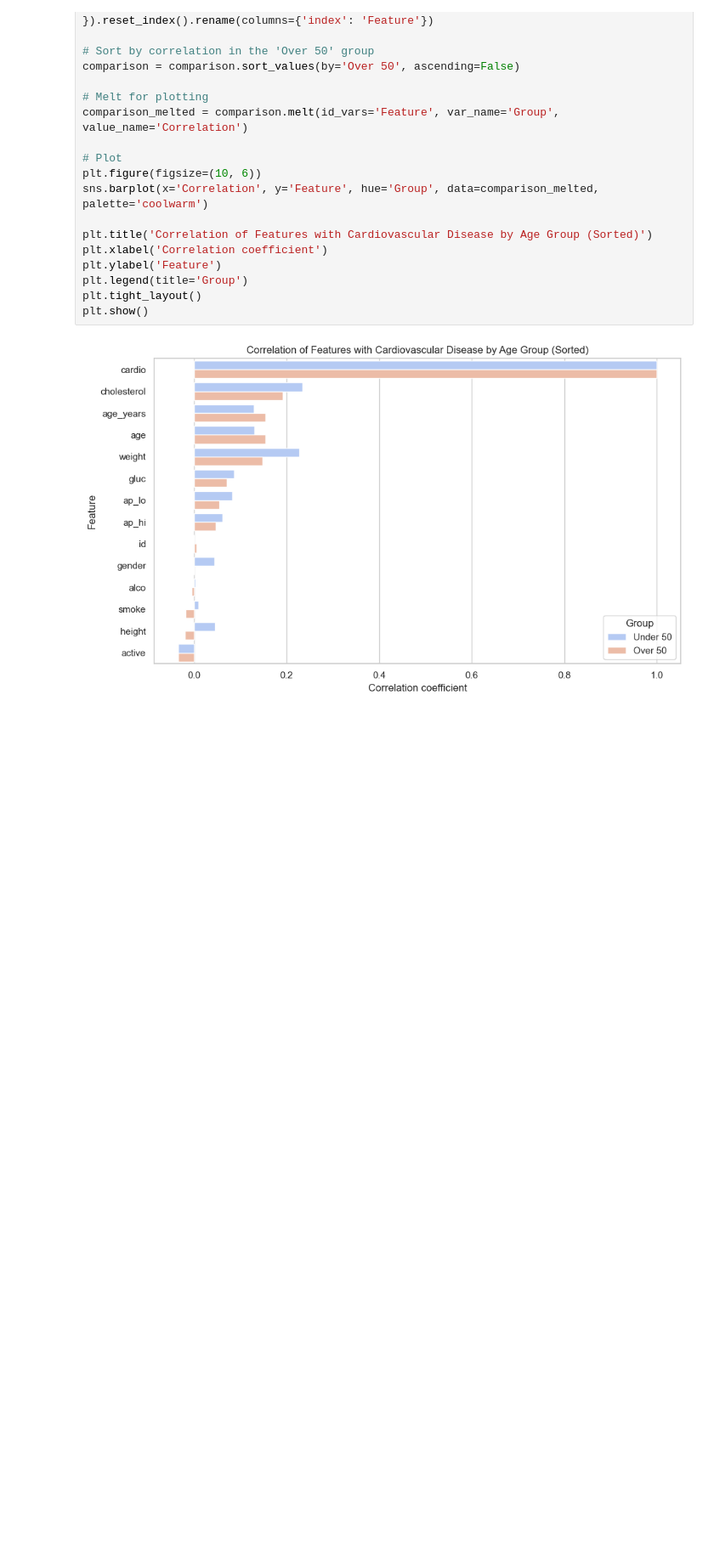
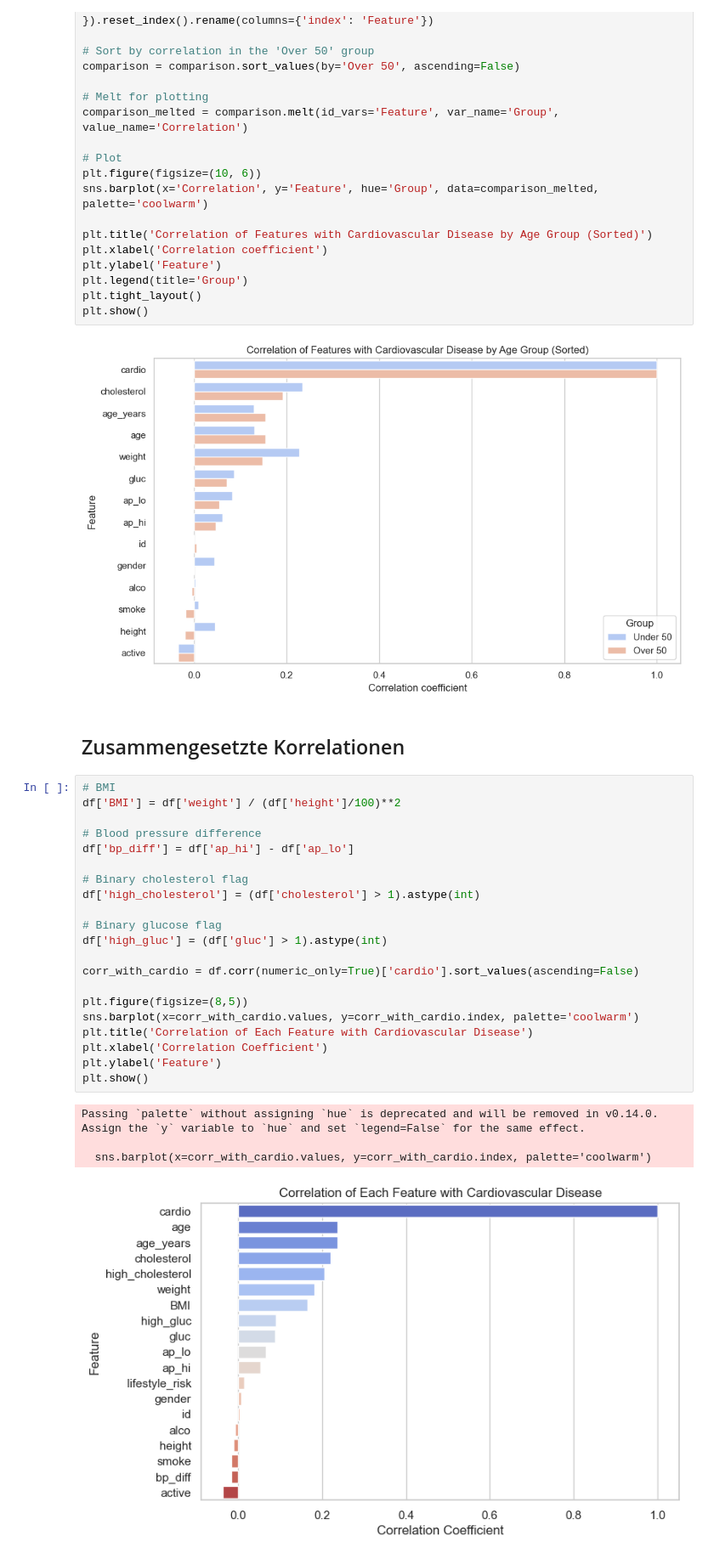
Before and after one commit to theMindDeveloper/Cardiovascular_Disease_Prediction_Data_Science, a Jupyter notebook: data/notebooks/EDA.ipynb, the cells around one changed output. Shown: that part at 85% size. Saved outputs shown, nothing was run; the diff lists cells and outputs as text; blank space fills up the shorter version.

```diff
--- a/data/notebooks/EDA.ipynb
+++ b/data/notebooks/EDA.ipynb
@@ -305,3 +305,31 @@ plt.tight_layout()
 plt.show()
 # %% [output]
 [figure]
+# %% [markdown]
+## Zusammengesetzte Korrelationen
+# %%
+# BMI
+df['BMI'] = df['weight'] / (df['height']/100)**2
+
+# Blood pressure difference
+df['bp_diff'] = df['ap_hi'] - df['ap_lo']
+
+# Binary cholesterol flag
+df['high_cholesterol'] = (df['cholesterol'] > 1).astype(int)
+
+# Binary glucose flag
+df['high_gluc'] = (df['gluc'] > 1).astype(int)
+
+corr_with_cardio = df.corr(numeric_only=True)['cardio'].sort_values(ascending=False)
+
+plt.figure(figsize=(8,5))
+sns.barplot(x=corr_with_cardio.values, y=corr_with_cardio.index, palette='coolwarm')
+plt.title('Correlation of Each Feature with Cardiovascular Disease')
+plt.xlabel('Correlation Coefficient')
+plt.ylabel('Feature')
+plt.show()
+# %% [output]
+Passing `palette` without assigning `hue` is deprecated and will be removed in v0.14.0. Assign the `y` variable to `hue` and set `legend=False` for the same effect.
+
+  sns.barplot(x=corr_with_cardio.values, y=corr_with_cardio.index, palette='coolwarm')
+[figure, added]
```
Also changed, not shown: parts of 7 cells of this notebook.
